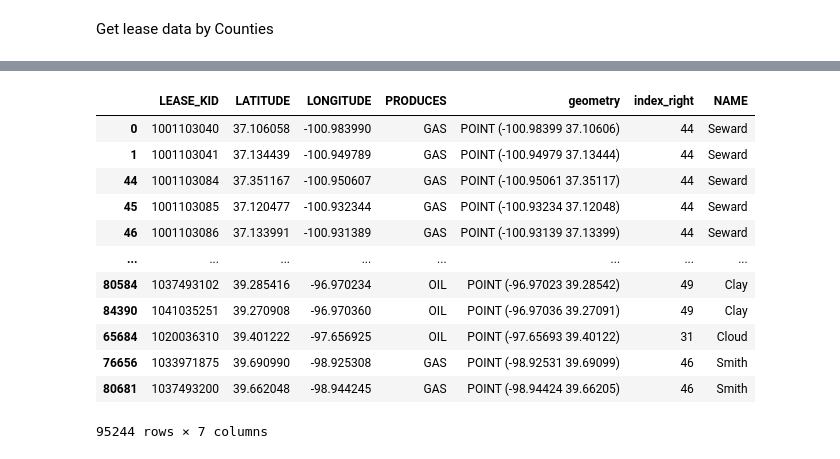
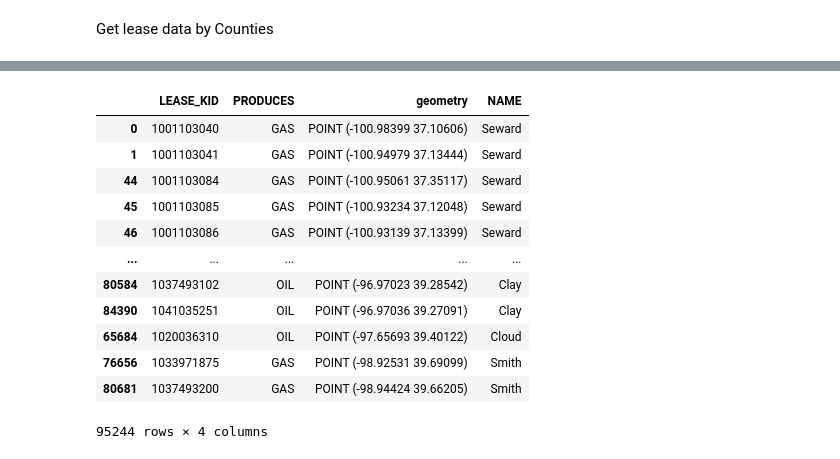
Before and after one commit to Energy-DVA/energy, a Jupyter notebook: _1_analysis/eda.ipynb, the cells around one changed output, grey strips where cells are left out. Drawn from its saved outputs; the diff is of its cells as text; code cells hidden in the pictures.

```diff
--- a/_1_analysis/eda.ipynb
+++ b/_1_analysis/eda.ipynb
@@ -388,18 +393,19 @@ Text(0.5, 1.0, 'Gas Leases year')
 # %%
-gas_leases_by_county = gpd.sjoin(df_leases, kansas_counties, how="inner", predicate="intersects")
-gas_leases_by_county
+leases_by_county = gpd.sjoin(df_leases, kansas_counties, how="inner", predicate="intersects")
+leases_by_county = leases_by_county[["LEASE_KID","PRODUCES","geometry","NAME"]]
+leases_by_county
 # %% [output]
-|  | LEASE_KID | LATITUDE | LONGITUDE | PRODUCES | geometry | index_right | NAME |
-| 0 | 1001103040 | 37.106058 | -100.983990 | GAS | POINT (-100.98399 37.10606) | 44 | Seward |
-| 1 | 1001103041 | 37.134439 | -100.949789 | GAS | POINT (-100.94979 37.13444) | 44 | Seward |
-| 44 | 1001103084 | 37.351167 | -100.950607 | GAS | POINT (-100.95061 37.35117) | 44 | Seward |
-| 45 | 1001103085 | 37.120477 | -100.932344 | GAS | POINT (-100.93234 37.12048) | 44 | Seward |
-| 46 | 1001103086 | 37.133991 | -100.931389 | GAS | POINT (-100.93139 37.13399) | 44 | Seward |
-| ... | ... | ... | ... | ... | ... | ... | ... |
-| 80584 | 1037493102 | 39.285416 | -96.970234 | OIL | POINT (-96.97023 39.28542) | 49 | Clay |
-| 84390 | 1041035251 | 39.270908 | -96.970360 | OIL | POINT (-96.97036 39.27091) | 49 | Clay |
-| 65684 | 1020036310 | 39.401222 | -97.656925 | OIL | POINT (-97.65693 39.40122) | 31 | Cloud |
-| 76656 | 1033971875 | 39.690990 | -98.925308 | GAS | POINT (-98.92531 39.69099) | 46 | Smith |
-| 80681 | 1037493200 | 39.662048 | -98.944245 | GAS | POINT (-98.94424 39.66205) | 46 | Smith |
+|  | LEASE_KID | PRODUCES | geometry | NAME |
+| 0 | 1001103040 | GAS | POINT (-100.98399 37.10606) | Seward |
+| 1 | 1001103041 | GAS | POINT (-100.94979 37.13444) | Seward |
+| 44 | 1001103084 | GAS | POINT (-100.95061 37.35117) | Seward |
+| 45 | 1001103085 | GAS | POINT (-100.93234 37.12048) | Seward |
+| 46 | 1001103086 | GAS | POINT (-100.93139 37.13399) | Seward |
+| ... | ... | ... | ... | ... |
+| 80584 | 1037493102 | OIL | POINT (-96.97023 39.28542) | Clay |
+| 84390 | 1041035251 | OIL | POINT (-96.97036 39.27091) | Clay |
+| 65684 | 1020036310 | OIL | POINT (-97.65693 39.40122) | Cloud |
+| 76656 | 1033971875 | GAS | POINT (-98.92531 39.69099) | Smith |
+| 80681 | 1037493200 | GAS | POINT (-98.94424 39.66205) | Smith |
-95244 rows × 7 columns
+95244 rows × 4 columns
 # %%
```
Also changed, not shown: parts of 11 cells of this notebook.
